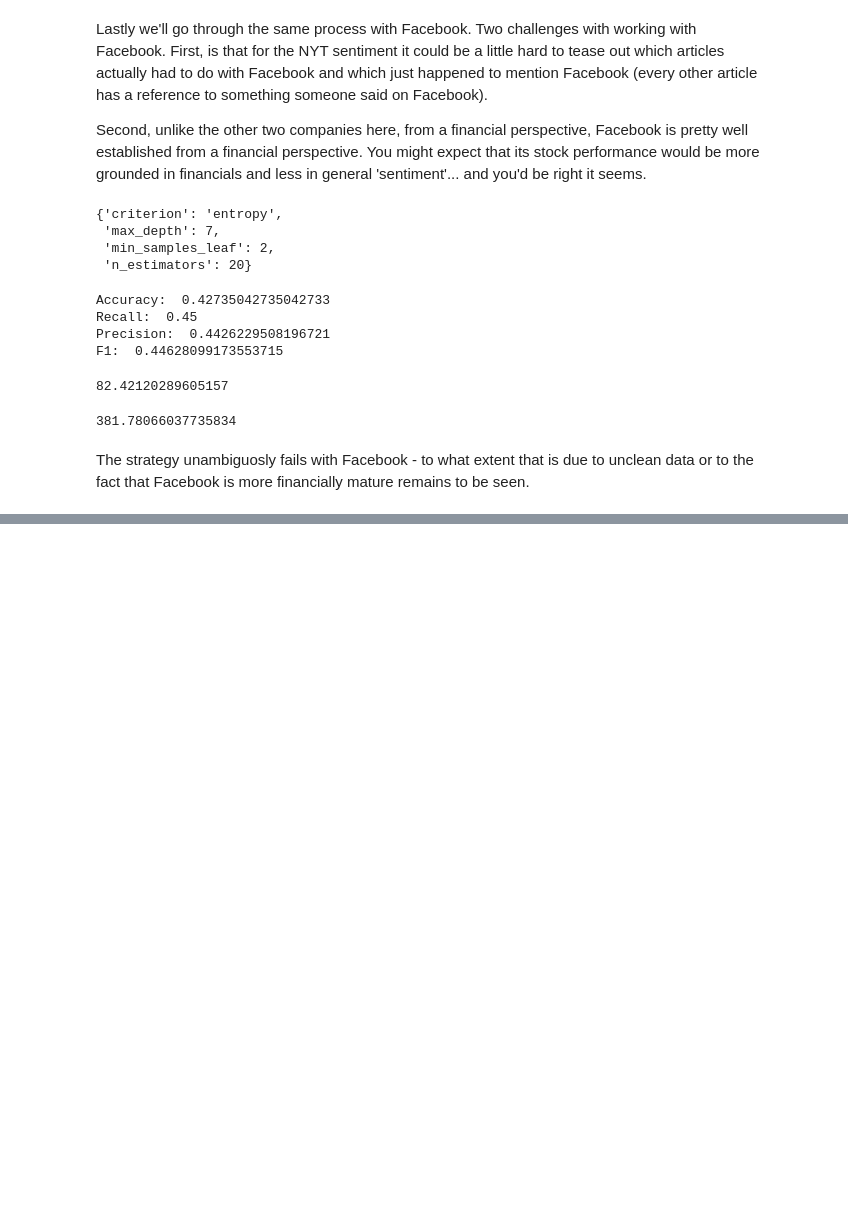
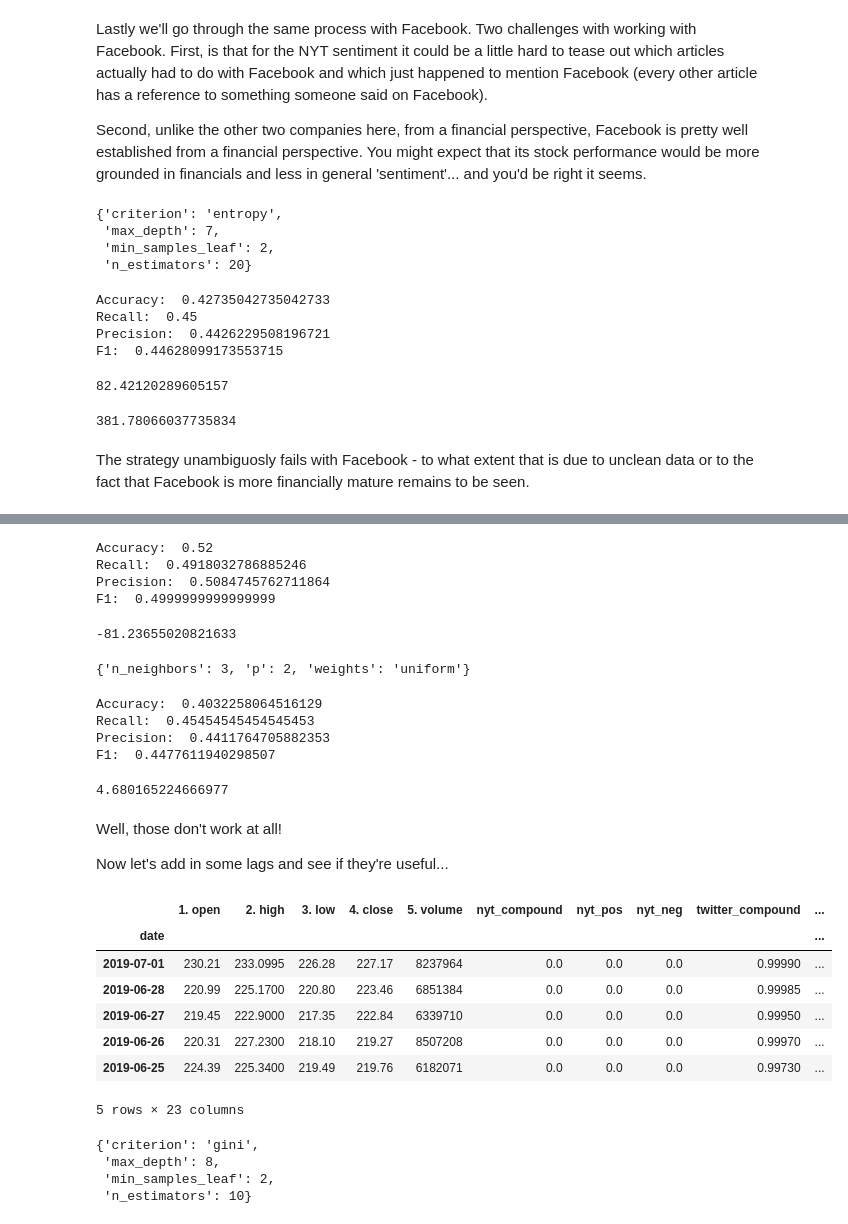
Before and after one commit to max-miller/stock_sentiment_analyzer, a Jupyter notebook: sentiment_based_predictions.ipynb, the cells around one changed output, grey strips where cells are left out. Cells and saved outputs as stored; diff of their text form; code cells hidden in the pictures; blank space fills up the shorter version.

```diff
--- a/sentiment_based_predicitons.ipynb
+++ b/sentiment_based_predictions.ipynb
@@ -335,0 +353,44 @@ The strategy unambiguosly fails with Facebook - to what extent that is due to un
+# %%
+tesla_y_pred_knn = tesla_CV_knn.predict(tesla_X_test)
+print('Accuracy: ',accuracy_score(tesla_y_test,tesla_y_pred_knn))
+print('Recall: ',recall_score(tesla_y_test,tesla_y_pred_knn))
+print('Precision: ',precision_score(tesla_y_test,tesla_y_pred_knn))
+print('F1: ',f1_score(tesla_y_test,tesla_y_pred_knn))
+earnings = 0
+for n in range(0,len(tesla_y_pred_knn)):
+    if tesla_y_pred_knn[n] == 1:
+        earnings += (tesla_test_change.iloc[n]*1000)
+earnings
+# %% [output]
+Accuracy:  0.52
+Recall:  0.4918032786885246
+Precision:  0.5084745762711864
+F1:  0.4999999999999999
+-81.23655020821633
+# %%
+netflix_CV_knn = GridSearchCV(knn, knn_params, cv=8,n_jobs=-1,scoring='recall')
+netflix_CV_knn.fit(netflix_X_train, netflix_y_train)
+netflix_CV_knn.best_params_
+# %% [output]
+{'n_neighbors': 3, 'p': 2, 'weights': 'uniform'}
+# %%
+netflix_y_pred_knn = netflix_CV_knn.predict(netflix_X_test)
+print('Accuracy: ',accuracy_score(netflix_y_test,netflix_y_pred_knn))
+print('Recall: ',recall_score(netflix_y_test,netflix_y_pred_knn))
+print('Precision: ',precision_score(netflix_y_test,netflix_y_pred_knn))
+print('F1: ',f1_score(netflix_y_test,netflix_y_pred_knn))
+earnings = 0
+for n in range(0,len(netflix_y_pred_knn)):
+    if netflix_y_pred_knn[n] == 1:
+        earnings += (neflix_test_change.iloc[n]*1000)
+earnings
+# %% [output]
+Accuracy:  0.4032258064516129
+Recall:  0.45454545454545453
+Precision:  0.4411764705882353
+F1:  0.4477611940298507
+4.680165224666977
+# %% [markdown]
+Well, those don't work at all!
+
+Now let's add in some lags and see if they're useful...
@@ -335,0 +409,26 @@ The strategy unambiguosly fails with Facebook - to what extent that is due to un
+# %%
+tesla_master.head()
+# %% [output]
+|  | 1. open | 2. high | 3. low | 4. close | 5. volume | nyt_compound | nyt_pos | nyt_neg | twitter_compound | ... |
+| date |  |  |  |  |  |  |  |  |  | ... |
+| 2019-07-01 | 230.21 | 233.0995 | 226.28 | 227.17 | 8237964 | 0.0 | 0.0 | 0.0 | 0.99990 | ... |
+| 2019-06-28 | 220.99 | 225.1700 | 220.80 | 223.46 | 6851384 | 0.0 | 0.0 | 0.0 | 0.99985 | ... |
+| 2019-06-27 | 219.45 | 222.9000 | 217.35 | 222.84 | 6339710 | 0.0 | 0.0 | 0.0 | 0.99950 | ... |
+| 2019-06-26 | 220.31 | 227.2300 | 218.10 | 219.27 | 8507208 | 0.0 | 0.0 | 0.0 | 0.99970 | ... |
+| 2019-06-25 | 224.39 | 225.3400 | 219.49 | 219.76 | 6182071 | 0.0 | 0.0 | 0.0 | 0.99730 | ... |
+5 rows × 23 columns
+# %%
+lag_features = features + [f'{feature}_lag' for feature in features]
+tesla_lag_X_train = tesla_master['2018':'2016'][lag_features]
+tesla_lag_X_test = tesla_master[:'2019'][lag_features]
+tesla_lag_y_train = tesla_master['2018':'2016']['above_average']
+tesla_lag_y_test = tesla_master[:'2019']['above_average']
+
+tesla_lag_CV_rfc = GridSearchCV(rfc, param_grid, cv=8,n_jobs=-1,scoring='recall')
+tesla_lag_CV_rfc.fit(tesla_lag_X_train, tesla_lag_y_train)
+tesla_lag_CV_rfc.best_params_
+# %% [output]
+{'criterion': 'gini',
+ 'max_depth': 8,
+ 'min_samples_leaf': 2,
+ 'n_estimators': 10}
```
Also changed, not shown: parts of 8 cells of this notebook.
